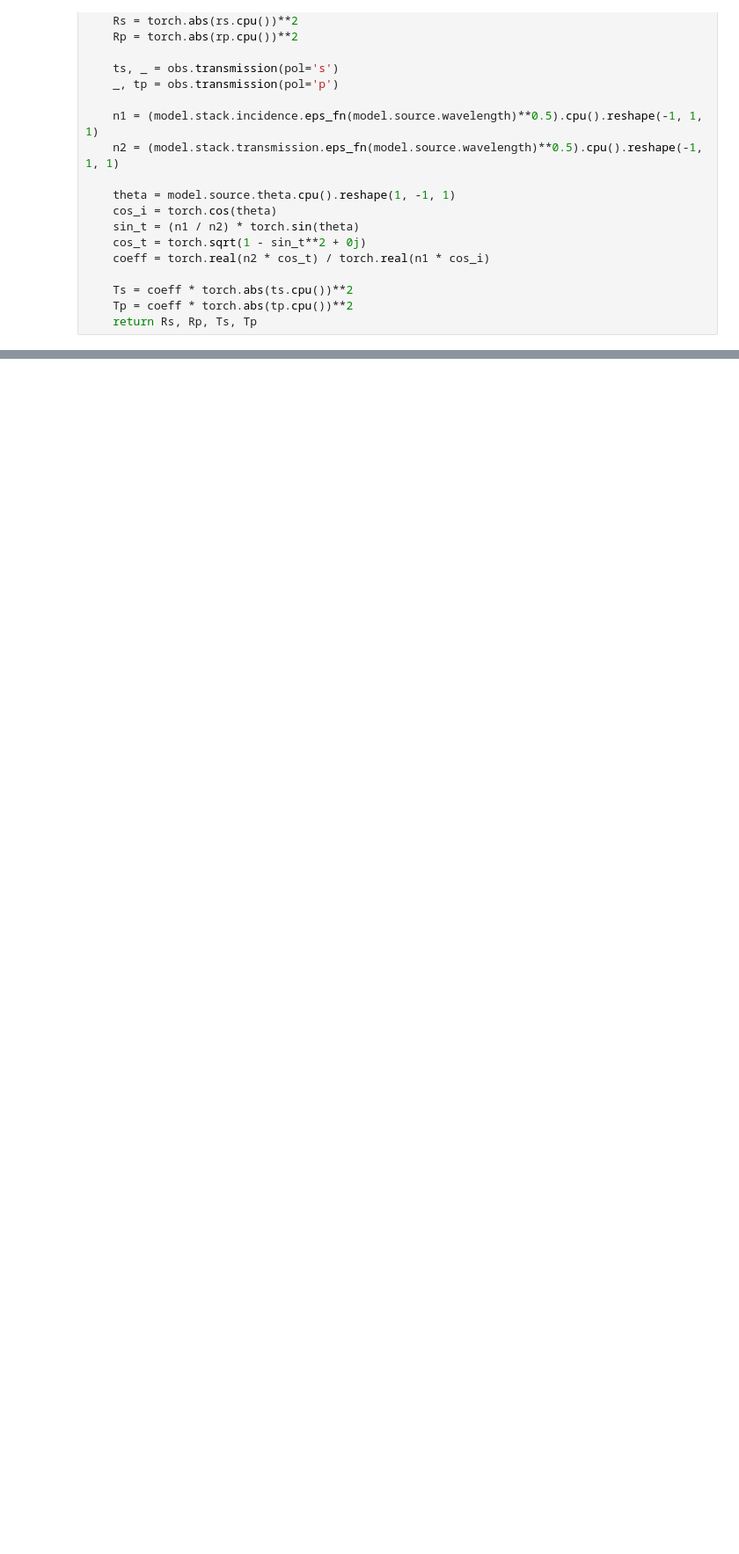
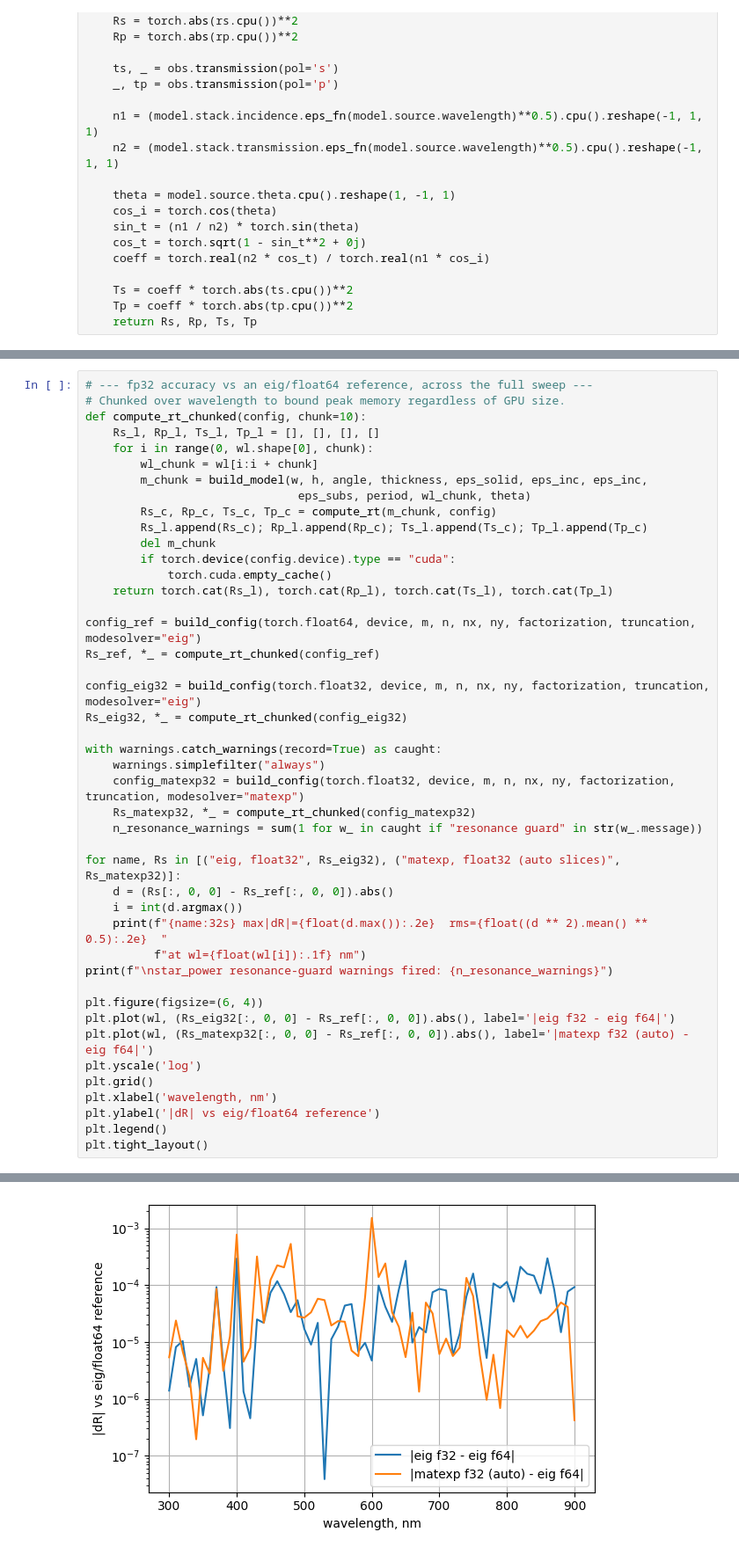
Before and after one commit to RodionovSA/metarcwa, a Jupyter notebook: examples/compare_solvers.ipynb, the cells around one changed output, grey strips where cells are left out. Shown at 88% size. Cells and saved outputs as stored; diff of their text form; blank space fills up the shorter version.

```diff
--- a/examples/compare_solvers.ipynb
+++ b/examples/compare_solvers.ipynb
@@ -189,0 +240,45 @@ Eigensolver time: 24.072316646575928 s
+# %%
+# --- fp32 accuracy vs an eig/float64 reference, across the full sweep ---
+# Chunked over wavelength to bound peak memory regardless of GPU size.
+def compute_rt_chunked(config, chunk=10):
+    Rs_l, Rp_l, Ts_l, Tp_l = [], [], [], []
+    for i in range(0, wl.shape[0], chunk):
+        wl_chunk = wl[i:i + chunk]
+        m_chunk = build_model(w, h, angle, thickness, eps_solid, eps_inc, eps_inc,
+                               eps_subs, period, wl_chunk, theta)
+        Rs_c, Rp_c, Ts_c, Tp_c = compute_rt(m_chunk, config)
+        Rs_l.append(Rs_c); Rp_l.append(Rp_c); Ts_l.append(Ts_c); Tp_l.append(Tp_c)
+        del m_chunk
+        if torch.device(config.device).type == "cuda":
+            torch.cuda.empty_cache()
+    return torch.cat(Rs_l), torch.cat(Rp_l), torch.cat(Ts_l), torch.cat(Tp_l)
+
+config_ref = build_config(torch.float64, device, m, n, nx, ny, factorization, truncation, modesolver="eig")
+Rs_ref, *_ = compute_rt_chunked(config_ref)
+
+config_eig32 = build_config(torch.float32, device, m, n, nx, ny, factorization, truncation, modesolver="eig")
+Rs_eig32, *_ = compute_rt_chunked(config_eig32)
+
+with warnings.catch_warnings(record=True) as caught:
+    warnings.simplefilter("always")
+    config_matexp32 = build_config(torch.float32, device, m, n, nx, ny, factorization, truncation, modesolver="matexp")
+    Rs_matexp32, *_ = compute_rt_chunked(config_matexp32)
+    n_resonance_warnings = sum(1 for w_ in caught if "resonance guard" in str(w_.message))
+
+for name, Rs in [("eig, float32", Rs_eig32), ("matexp, float32 (auto slices)", Rs_matexp32)]:
+    d = (Rs[:, 0, 0] - Rs_ref[:, 0, 0]).abs()
+    i = int(d.argmax())
+    print(f"{name:32s} max|dR|={float(d.max()):.2e}  rms={float((d ** 2).mean() ** 0.5):.2e}  "
+          f"at wl={float(wl[i]):.1f} nm")
+print(f"\nstar_power resonance-guard warnings fired: {n_resonance_warnings}")
+
+plt.figure(figsize=(6, 4))
+plt.plot(wl, (Rs_eig32[:, 0, 0] - Rs_ref[:, 0, 0]).abs(), label='|eig f32 - eig f64|')
+plt.plot(wl, (Rs_matexp32[:, 0, 0] - Rs_ref[:, 0, 0]).abs(), label='|matexp f32 (auto) - eig f64|')
+plt.yscale('log')
+plt.grid()
+plt.xlabel('wavelength, nm')
+plt.ylabel('|dR| vs eig/float64 reference')
+plt.legend()
+plt.tight_layout()
+# %% [output]
@@ -189,0 +289 @@ Eigensolver time: 24.072316646575928 s
+[figure, added]
```
Also changed, not shown: parts of 7 cells of this notebook, 6 other files.
